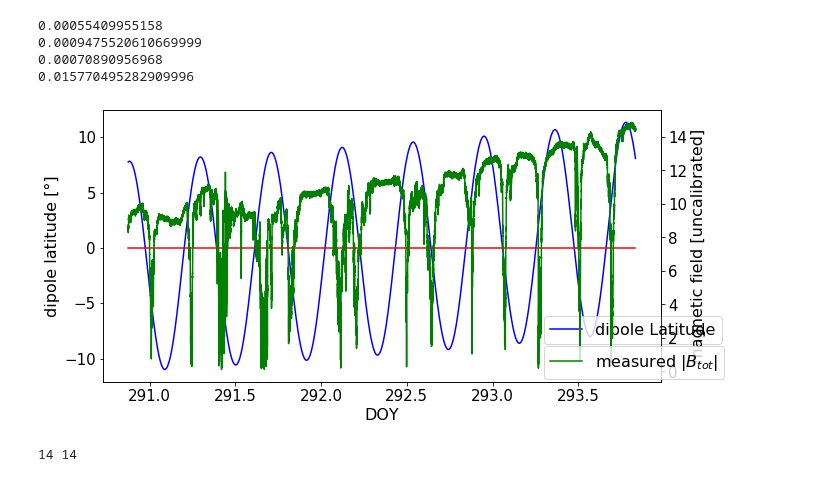
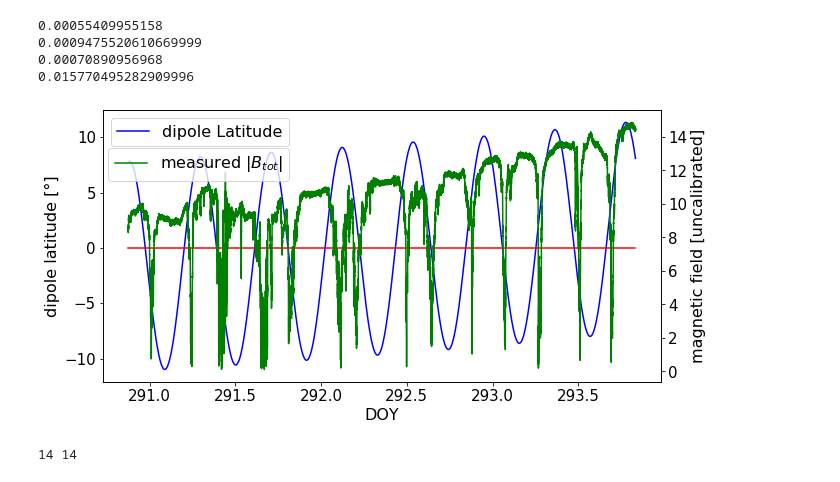
Before and after one commit to MichaelSchffl/Jupiters_energetic_particles, a Jupyter notebook: main_singleOrbit.ipynb, the cells around one changed output. Drawn from its saved outputs; the diff is of its cells as text; code cells hidden in the pictures.

Commit message:
changed image

```diff
--- a/main_singleOrbit.ipynb
+++ b/main_singleOrbit.ipynb
@@ -112,23 +112,23 @@ day_B_vec = enlargeVector(day_B_vec,len(B[-1]))
 # %%
 %matplotlib inline
 fig,ax1 = plt.subplots(figsize=(10,5))
 
 ax1.plot(day_B_vec, B[6], '-b', [day_B_vec[0], day_B_vec[-1]], [0,0], 'r')
 ax1.set_xlabel('DOY',fontsize=16)
 #ax1.set_xticklabels([B[0][0],92.11,90.51,88.89,87.26,85.63,83.99,82.35], fontsize=15)
 ax1.set_ylabel('dipole latitude [°]', fontsize=16)
 ax1.tick_params(labelsize=15)
-ax1.legend(['dipole Latitude'],fontsize=16, loc = [0.79,0.14])
+ax1.legend(['dipole Latitude'],fontsize=16)
 #ax1.tick_params(labelsize=15)
 
 
 ax2 = ax1.twinx()
 ax2.plot(day_B_vec, B[-1],'-g')
 ax2.set_ylabel('magnetic field [uncalibrated]', fontsize=16)
-ax2.legend(['measured $|B_{tot}|$'],fontsize=16, loc = [0.79,0.01])
+ax2.legend(['measured $|B_{tot}|$'],fontsize=16, loc = [0.01,0.74])
 ax2.tick_params(labelsize=15)
 # %% [output]
-[figure, old version]
+[figure, new version]
 # %%
 maglatExtr = argrelextrema(np.array(B[6]), np.greater_equal)
 num = []
```
Also changed, not shown: 1 other file.
